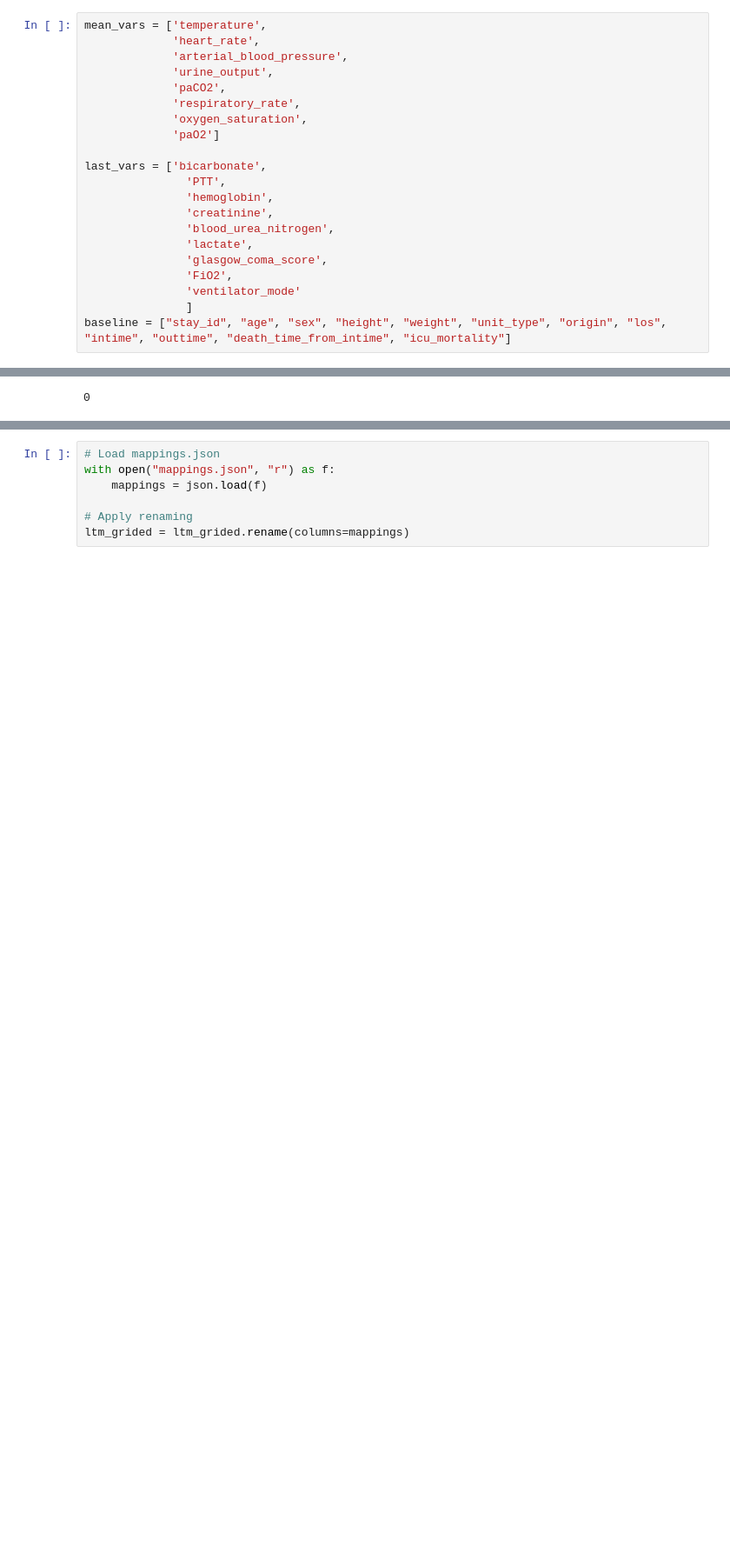
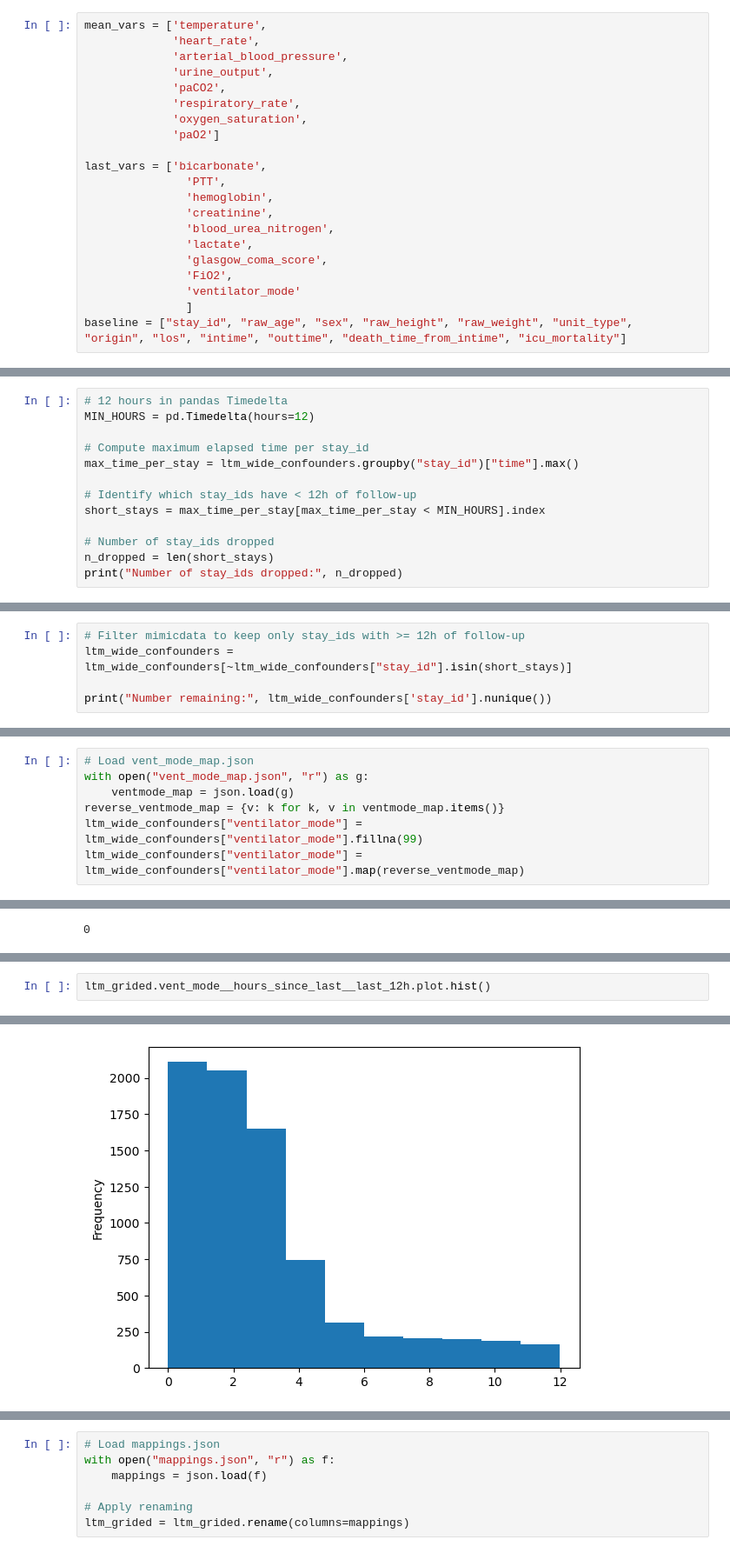
Before and after one commit to sagarsimha/Organizing-pipeline, a Jupyter notebook: Cleaning/3_organize.ipynb, the cells around one changed output, grey strips where cells are left out. Shown: that part at 87% size. Drawn from its saved outputs; the diff is of its cells as text; blank space fills up the shorter version.

```diff
--- a/Cleaning/3_organize.ipynb
+++ b/Cleaning/3_organize.ipynb
@@ -224,7 +224,7 @@ last_vars = ['bicarbonate',
                'FiO2',
                'ventilator_mode'
                ]
-baseline = ["stay_id", "age", "sex", "height", "weight", "unit_type", "origin", "los", "intime", "outtime", "death_time_from_intime", "icu_mortality"]
+baseline = ["stay_id", "raw_age", "sex", "raw_height", "raw_weight", "unit_type", "origin", "los", "intime", "outtime", "death_time_from_intime", "icu_mortality"]
 # %%
 confounders = mean_vars + last_vars
 # %%
@@ -291,0 +294,13 @@ ltm_wide_confounders_first_rows["time_hours"].plot.hist(bins=30)
+# %%
+# 12 hours in pandas Timedelta
+MIN_HOURS = pd.Timedelta(hours=12)
+
+# Compute maximum elapsed time per stay_id
+max_time_per_stay = ltm_wide_confounders.groupby("stay_id")["time"].max()
+
+# Identify which stay_ids have < 12h of follow-up
+short_stays = max_time_per_stay[max_time_per_stay < MIN_HOURS].index
+
+# Number of stay_ids dropped
+n_dropped = len(short_stays)
+print("Number of stay_ids dropped:", n_dropped)
@@ -291,0 +342,5 @@ ltm_wide_confounders_first_rows["time_hours"].plot.hist(bins=30)
+# %%
+# Filter mimicdata to keep only stay_ids with >= 12h of follow-up
+ltm_wide_confounders = ltm_wide_confounders[~ltm_wide_confounders["stay_id"].isin(short_stays)]
+
+print("Number remaining:", ltm_wide_confounders['stay_id'].nunique())
@@ -291,0 +373,7 @@ ltm_wide_confounders_first_rows["time_hours"].plot.hist(bins=30)
+# %%
+# Load vent_mode_map.json
+with open("vent_mode_map.json", "r") as g:
+    ventmode_map = json.load(g)
+reverse_ventmode_map = {v: k for k, v in ventmode_map.items()}
+ltm_wide_confounders["ventilator_mode"] = ltm_wide_confounders["ventilator_mode"].fillna(99)
+ltm_wide_confounders["ventilator_mode"] = ltm_wide_confounders["ventilator_mode"].map(reverse_ventmode_map)
@@ -375,0 +602,3 @@ ltm_grided
+# %%
+ltm_grided.vent_mode__hours_since_last__last_12h.plot.hist()
+# %% [output]
@@ -375,0 +606 @@ ltm_grided
+[figure, added]
```
Also changed, not shown: parts of 54 cells of this notebook, 6 other files.
